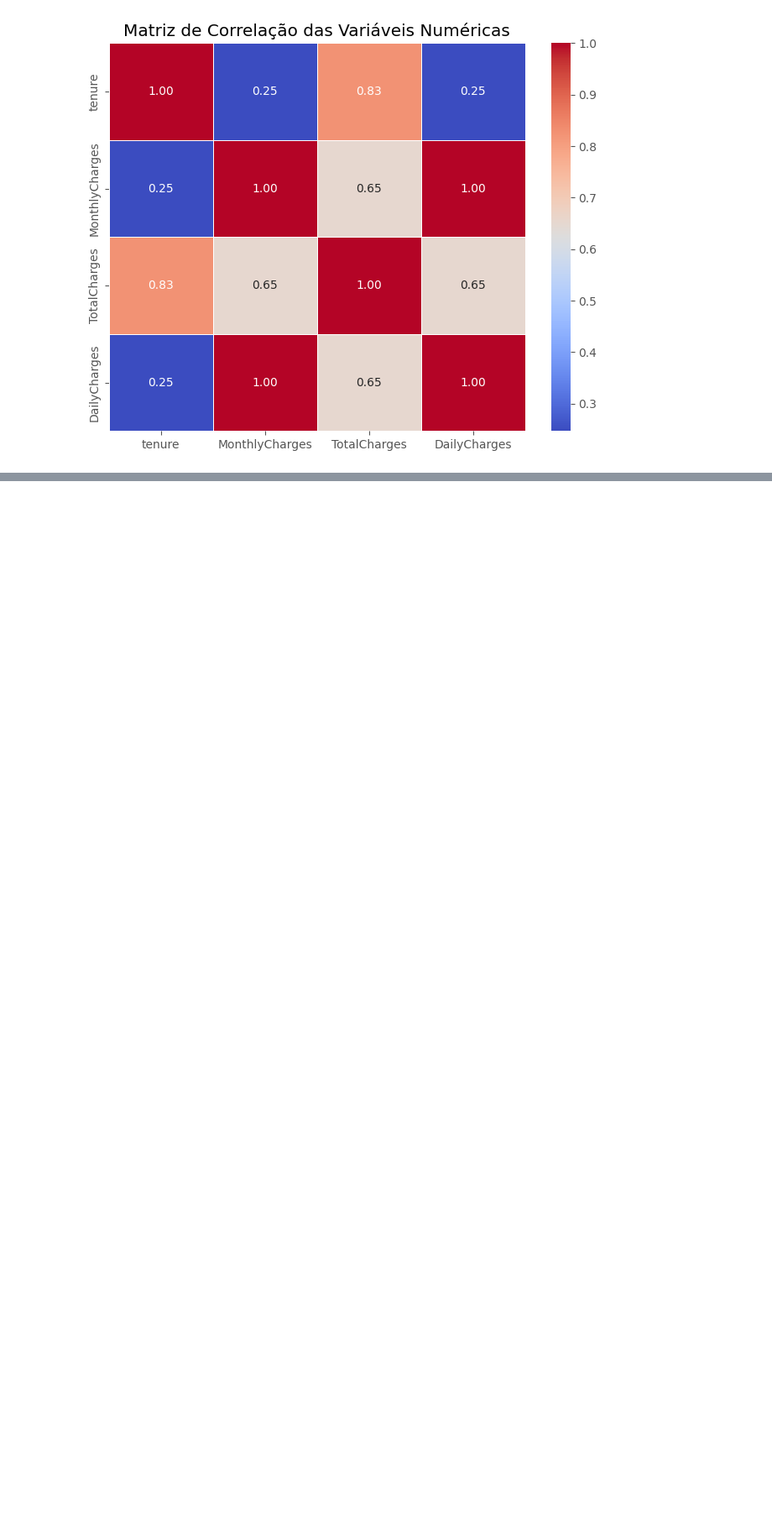
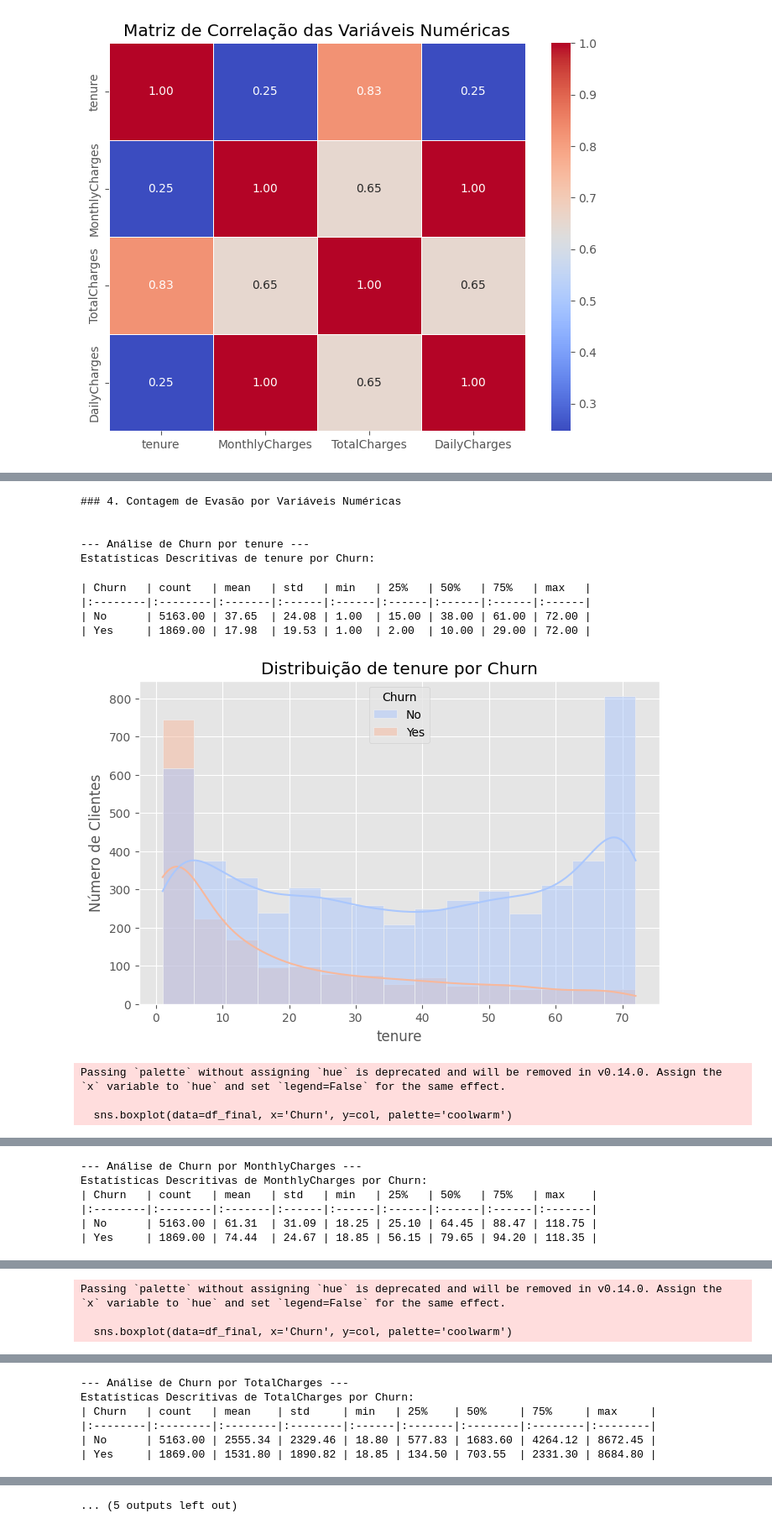
Before and after one commit to moises-rb/Analise_Dados, a Jupyter notebook: Telecom_X/challenge_telecomx.ipynb, the cells around one changed output, grey strips where cells are left out. Shown at 84% size. Cells and saved outputs as stored; diff of their text form; code cells hidden in the pictures; blank space fills up the shorter version.

```diff
--- a/Telecom_X/challenge_telecomx.ipynb
+++ b/Telecom_X/challenge_telecomx.ipynb
@@ -929,0 +1151,41 @@ Matriz de Correlação:
+# %%
+print("### 4. Contagem de Evasão por Variáveis Numéricas\n")
+
+colunas_numericas_para_churn = ['tenure', 'MonthlyCharges', 'TotalCharges', 'DailyCharges']
+
+for col in colunas_numericas_para_churn:
+    print(f"\n--- Análise de Churn por {col} ---")
+
+    # Estatísticas descritivas agrupadas por Churn
+    print(f"Estatísticas Descritivas de {col} por Churn:")
+    print(df_final.groupby('Churn')[col].describe().to_markdown(numalign="left", stralign="left", floatfmt=".2f"))
+
+    # Visualização com Histograma
+    plt.figure(figsize=(8, 5))
+    sns.histplot(data=df_final, x=col, hue='Churn', kde=True, palette='coolwarm')
+    plt.title(f'Distribuição de {col} por Churn')
+    plt.xlabel(col)
+    plt.ylabel('Número de Clientes')
+    plt.show()
+
+    # Visualização com Boxplot (útil para ver medianas, quartis e outliers por grupo)
+    plt.figure(figsize=(8, 5))
+    sns.boxplot(data=df_final, x='Churn', y=col, palette='coolwarm')
+    plt.title(f'Boxplot de {col} por Churn')
+    plt.xlabel('Churn')
+    plt.ylabel(col)
+    plt.show()
+# %% [output]
+### 4. Contagem de Evasão por Variáveis Numéricas
+
+
+--- Análise de Churn por tenure ---
+Estatísticas Descritivas de tenure por Churn:
+| Churn   | count   | mean   | std   | min   | 25%   | 50%   | 75%   | max   |
+|:--------|:--------|:-------|:------|:------|:------|:------|:------|:------|
+| No      | 5163.00 | 37.65  | 24.08 | 1.00  | 15.00 | 38.00 | 61.00 | 72.00 |
+| Yes     | 1869.00 | 17.98  | 19.53 | 1.00  | 2.00  | 10.00 | 29.00 | 72.00 |
+[figure, added]
+Passing `palette` without assigning `hue` is deprecated and will be removed in v0.14.0. Assign the `x` variable to `hue` and set `legend=False` for the same effect.
+
+  sns.boxplot(data=df_final, x='Churn', y=col, palette='coolwarm')
@@ -929,0 +1193,6 @@ Matriz de Correlação:
+--- Análise de Churn por MonthlyCharges ---
+Estatísticas Descritivas de MonthlyCharges por Churn:
+| Churn   | count   | mean   | std   | min   | 25%   | 50%   | 75%   | max    |
+|:--------|:--------|:-------|:------|:------|:------|:------|:------|:-------|
+| No      | 5163.00 | 61.31  | 31.09 | 18.25 | 25.10 | 64.45 | 88.47 | 118.75 |
+| Yes     | 1869.00 | 74.44  | 24.67 | 18.85 | 56.15 | 79.65 | 94.20 | 118.35 |
@@ -929,0 +1200,3 @@ Matriz de Correlação:
+Passing `palette` without assigning `hue` is deprecated and will be removed in v0.14.0. Assign the `x` variable to `hue` and set `legend=False` for the same effect.
+
+  sns.boxplot(data=df_final, x='Churn', y=col, palette='coolwarm')
@@ -929,0 +1204,6 @@ Matriz de Correlação:
+--- Análise de Churn por TotalCharges ---
+Estatísticas Descritivas de TotalCharges por Churn:
+| Churn   | count   | mean    | std     | min   | 25%    | 50%     | 75%     | max     |
+|:--------|:--------|:--------|:--------|:------|:-------|:--------|:--------|:--------|
+| No      | 5163.00 | 2555.34 | 2329.46 | 18.80 | 577.83 | 1683.60 | 4264.12 | 8672.45 |
+| Yes     | 1869.00 | 1531.80 | 1890.82 | 18.85 | 134.50 | 703.55  | 2331.30 | 8684.80 |
@@ -929,0 +1214 @@ Matriz de Correlação:
+... (5 outputs left out)
```
Also changed, not shown: parts of 14 cells of this notebook, 3 other files.
